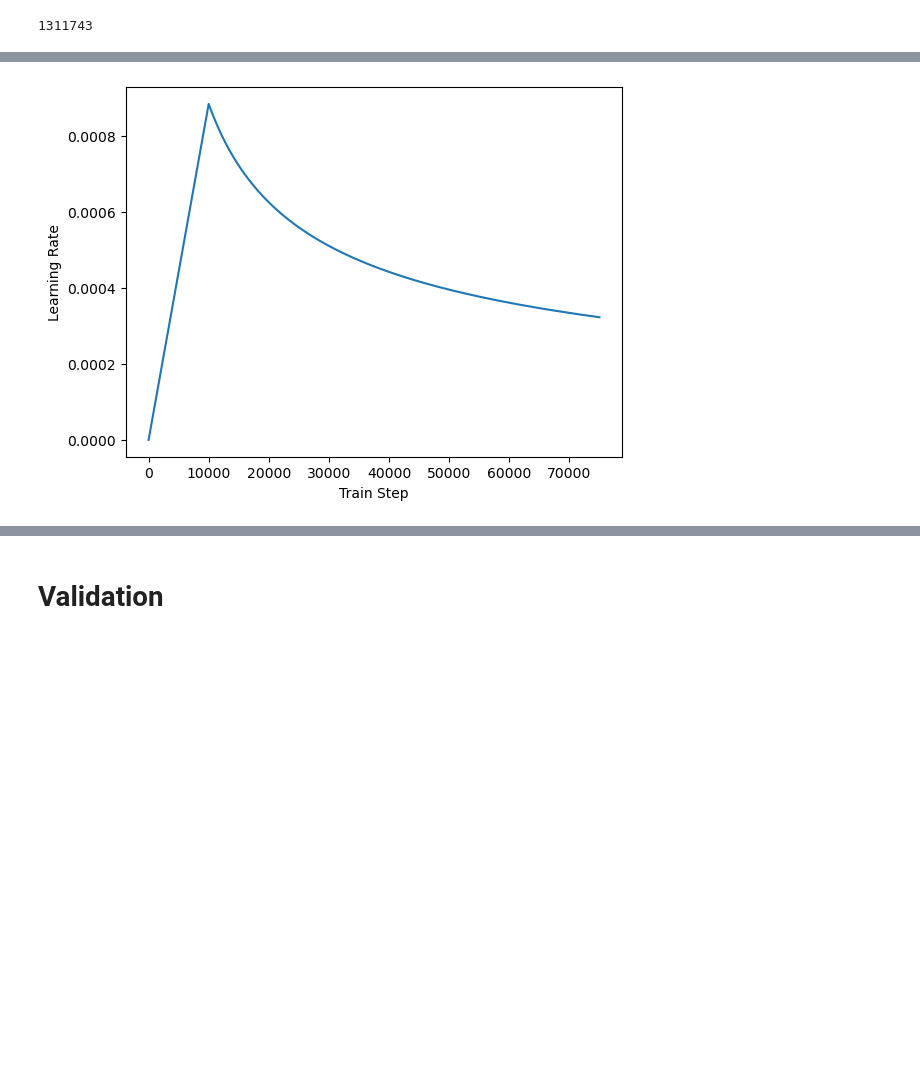
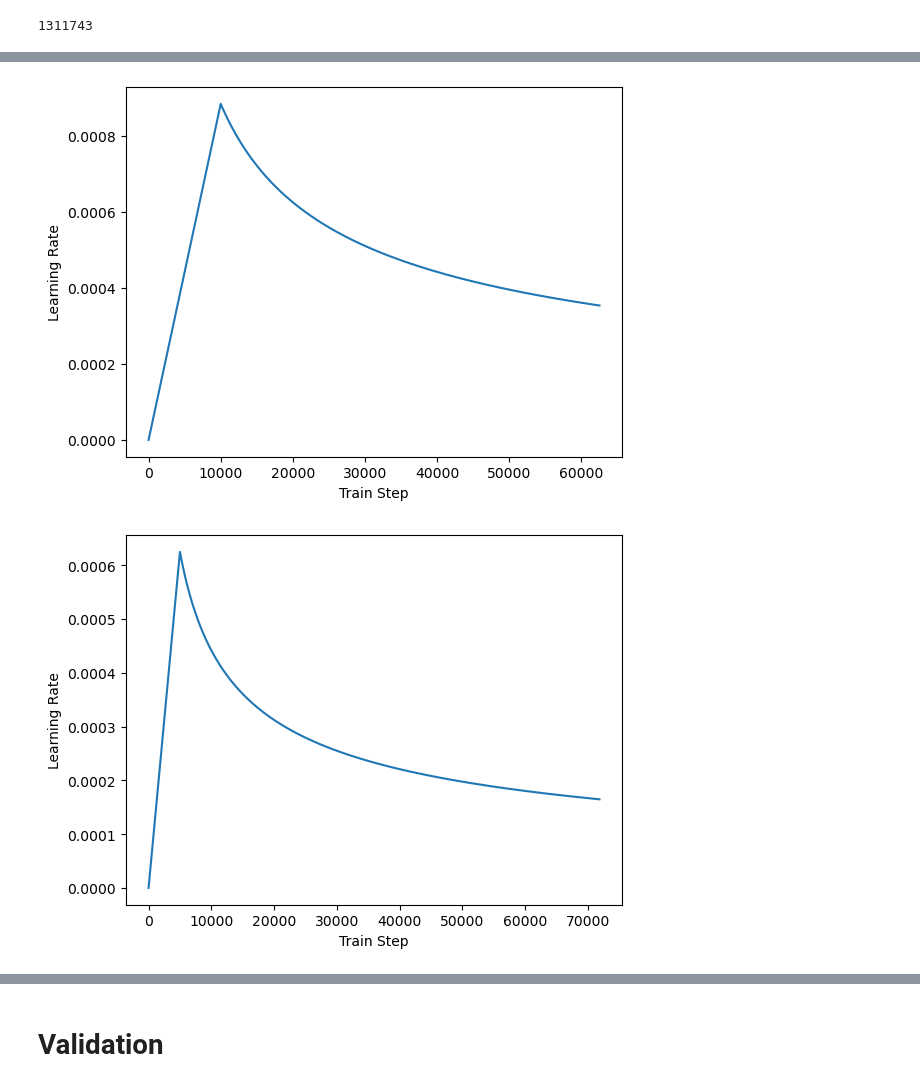
Before and after one commit to EnricRovira/025_Kaggle-OTTO-Recsys-2022, a Jupyter notebook: 1_Scripts/1_Model_v0.4.ipynb, the cells around one changed output, grey strips where cells are left out. Cells and saved outputs as stored; diff of their text form; code cells hidden in the pictures; blank space fills up the shorter version.

```diff
--- a/1_Scripts/1_Model_v0.4.ipynb
+++ b/1_Scripts/1_Model_v0.4.ipynb
@@ -591,13 +610,19 @@ def create_folder_with_version(base_name, checkpoint_path):
         return base_name
 # %%
 tmp_lr = CustomSchedule(128, 10_000, weight_decay=None)
-# plt.plot(tmp_lr(tf.range(12_000_000 // (32 * 4), dtype=tf.float32)))
-plt.plot(tmp_lr(tf.range(12_000_000 // (8 * 20), dtype=tf.float32)))
+finetune_lr = CustomSchedule(512, 5_000, weight_decay=None)
+plt.plot(tmp_lr(tf.range(10_000_000 // (32* 5), dtype=tf.float32)))
 plt.ylabel('Learning Rate')
 plt.xlabel('Train Step')
 plt.show();
+
+plt.plot(finetune_lr(tf.range(2_300_000 // (32), dtype=tf.float32)))
+plt.ylabel('Learning Rate')
+plt.xlabel('Train Step')
+plt.show();
 # %% [output]
-[figure, old version]
+[figure, new version]
+[figure, added]
 # %%
 ####################################################
 
```
Also changed, not shown: parts of 10 cells of this notebook.
